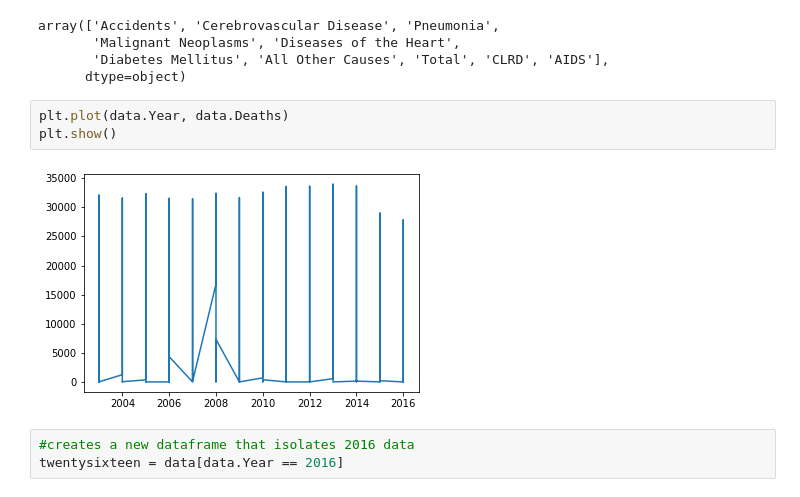
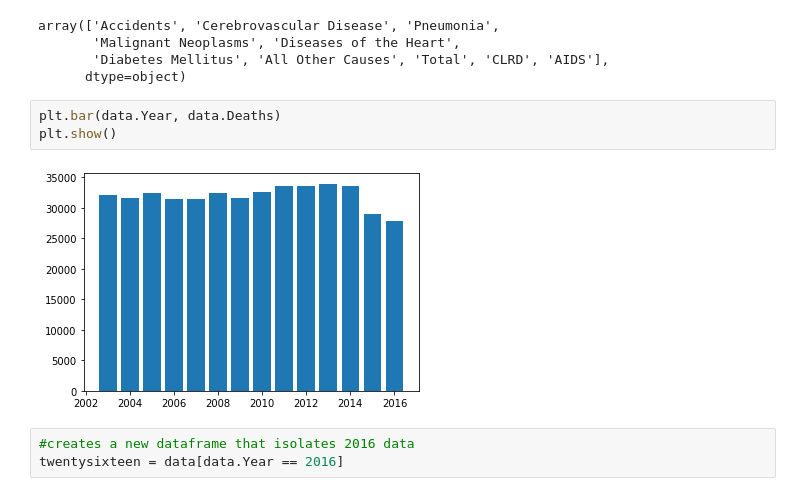
Before and after one commit to daniel-a-r/LAGCC-Data-Structures-Project, a Jupyter notebook: MAC 286 Project.ipynb, the cells around one changed output. Drawn from its saved outputs; the diff is of its cells as text.

```diff
--- a/MAC 286 Project.ipynb
+++ b/MAC 286 Project.ipynb
@@ -53,10 +55,10 @@ array(['Accidents', 'Cerebrovascular Disease', 'Pneumonia',
        'Diabetes Mellitus', 'All Other Causes', 'Total', 'CLRD', 'AIDS'],
       dtype=object)
 # %%
-plt.plot(data.Year, data.Deaths)
+plt.bar(data.Year, data.Deaths)
 plt.show()
 # %% [output]
-[figure, old version]
+[figure, new version]
 # %%
 #creates a new dataframe that isolates 2016 data
 twentysixteen = data[data.Year == 2016]
```
Also changed, not shown: parts of 9 cells of this notebook.
